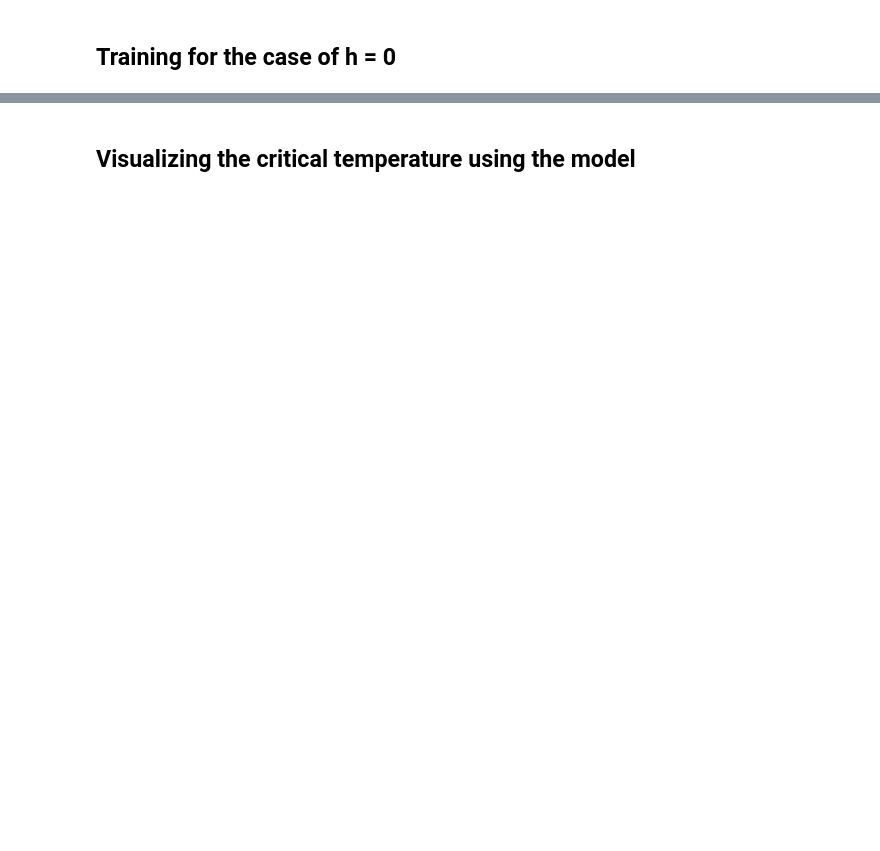
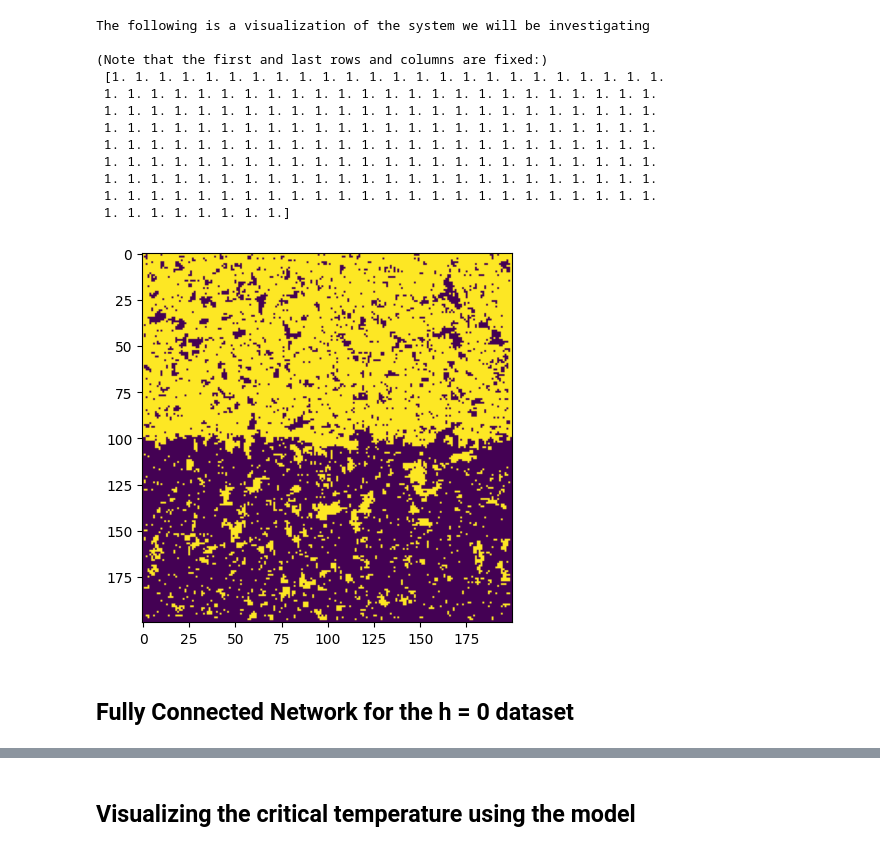
Before and after one commit to ZalanBoss/Ising-BME, a Jupyter notebook: Ising FCN.ipynb, the cells around one changed output, grey strips where cells are left out. Cells and saved outputs as stored; diff of their text form; code cells hidden in the pictures; blank space fills up the shorter version.

```diff
--- a/Ising FCN.ipynb
+++ b/Ising FCN.ipynb
@@ -82,4 +70,32 @@ y_train shape: (300,)
+# %%
+def matrix_from_file(file_path):
+    with np.load(file_path) as data:
+        matrix = data['sigma'].copy()
+    return matrix
+
+np.random.seed(3)
+sample_number = np.random.randint(0, len(list_train))
+example_grid = matrix_from_file(list_train[sample_number])
+
+print("The following is a visualization of the system we will be investigating\n")
+plt.imshow(example_grid)
+
+print("(Note that the first and last rows and columns are fixed:)\n", example_grid[0], "\n")
+# %% [output]
+The following is a visualization of the system we will be investigating
+
+(Note that the first and last rows and columns are fixed:)
+ [1. 1. 1. 1. 1. 1. 1. 1. 1. 1. 1. 1. 1. 1. 1. 1. 1. 1. 1. 1. 1. 1. 1. 1.
+ 1. 1. 1. 1. 1. 1. 1. 1. 1. 1. 1. 1. 1. 1. 1. 1. 1. 1. 1. 1. 1. 1. 1. 1.
+ 1. 1. 1. 1. 1. 1. 1. 1. 1. 1. 1. 1. 1. 1. 1. 1. 1. 1. 1. 1. 1. 1. 1. 1.
+ 1. 1. 1. 1. 1. 1. 1. 1. 1. 1. 1. 1. 1. 1. 1. 1. 1. 1. 1. 1. 1. 1. 1. 1.
+ 1. 1. 1. 1. 1. 1. 1. 1. 1. 1. 1. 1. 1. 1. 1. 1. 1. 1. 1. 1. 1. 1. 1. 1.
+ 1. 1. 1. 1. 1. 1. 1. 1. 1. 1. 1. 1. 1. 1. 1. 1. 1. 1. 1. 1. 1. 1. 1. 1.
+ 1. 1. 1. 1. 1. 1. 1. 1. 1. 1. 1. 1. 1. 1. 1. 1. 1. 1. 1. 1. 1. 1. 1. 1.
+ 1. 1. 1. 1. 1. 1. 1. 1. 1. 1. 1. 1. 1. 1. 1. 1. 1. 1. 1. 1. 1. 1. 1. 1.
+ 1. 1. 1. 1. 1. 1. 1. 1.]
+[figure, added]
 # %% [markdown]
-Training for the case of h = 0
+Fully Connected Network for the h = 0 dataset
 ---
 # %%
```
Also changed, not shown: parts of 43 cells of this notebook.
